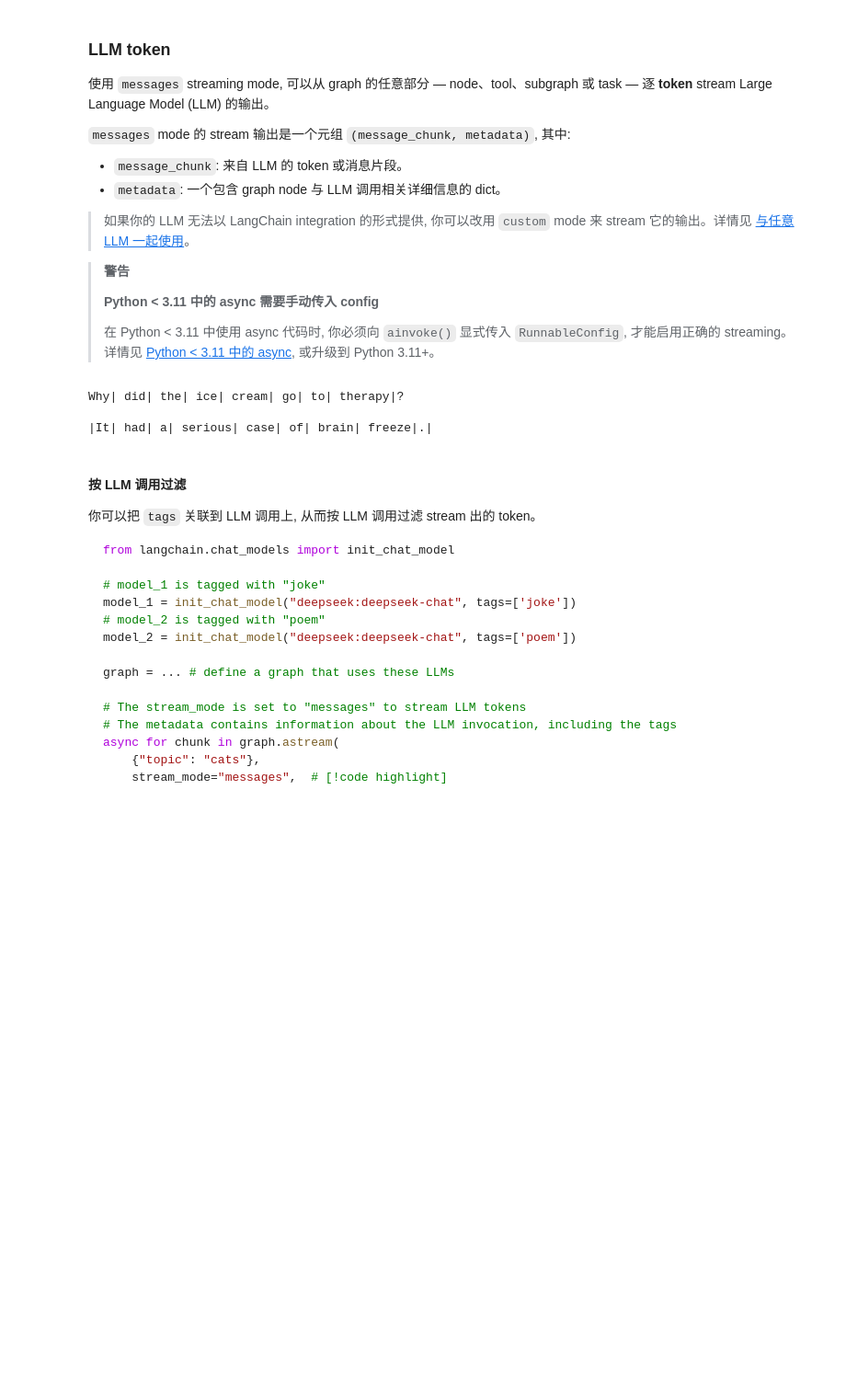
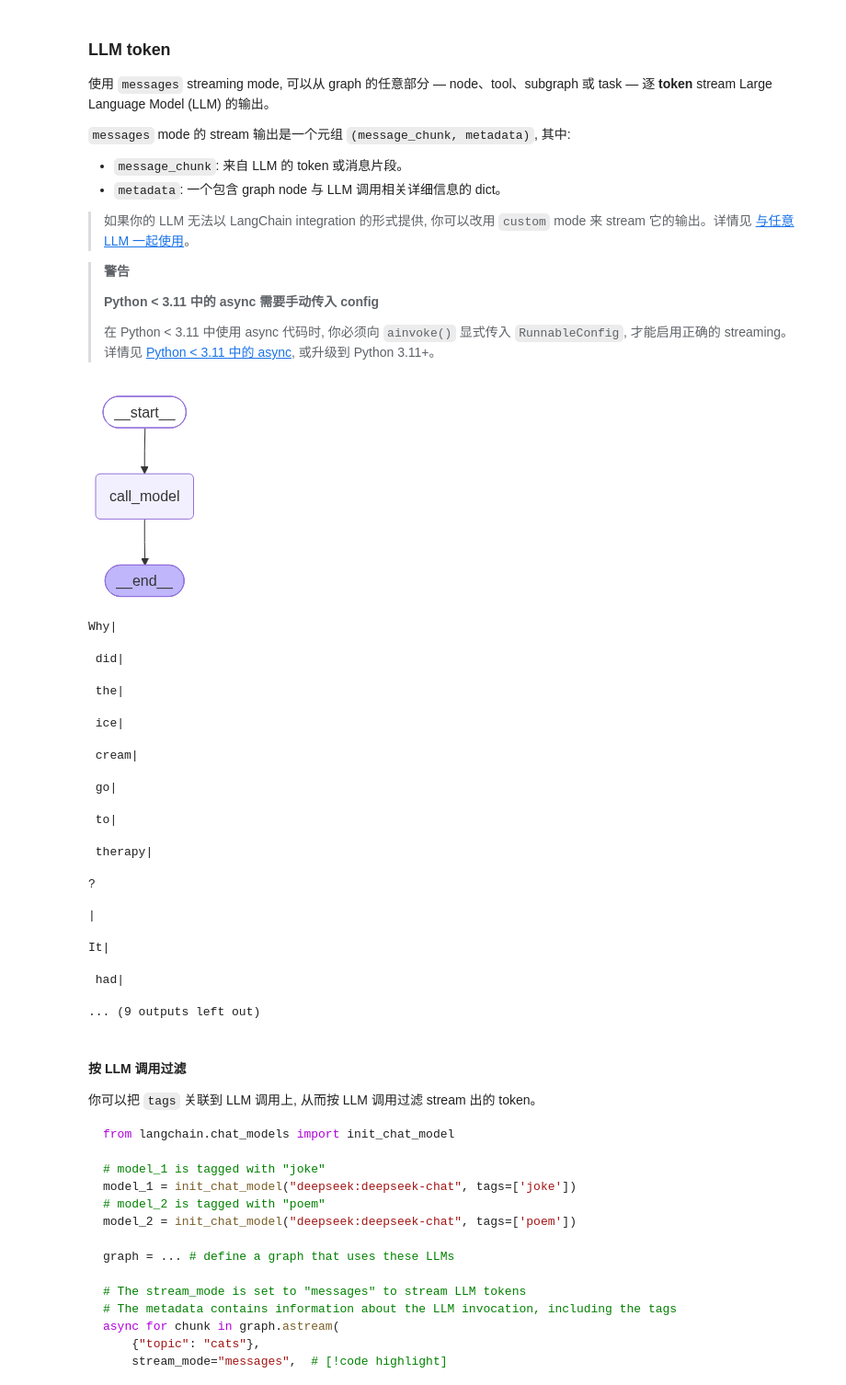
Before and after one commit to Ashitaka-Laputa-IV/docs, a Jupyter notebook: src/oss/langgraph/ipynbs/streaming.ipynb, the cells around one changed output. Shown at 92% size. Saved outputs shown, nothing was run; the diff lists cells and outputs as text; code cells hidden in the pictures; blank space fills up the shorter version.

```diff
--- a/src/oss/langgraph/ipynbs/streaming.ipynb
+++ b/src/oss/langgraph/ipynbs/streaming.ipynb
@@ -187,6 +201,6 @@ for chunk in graph.stream(
 ):
     if chunk["type"] == "updates":
         for node_name, state in chunk["data"].items():
-            print(f"Node `{node_name}` updated: {state}")
+            rprint(f"Node `{node_name}` updated: {state}")
 # %% [output]
 Node `refine_topic` updated: {'topic': 'ice cream and cats'}
@@ -227,5 +241,5 @@ for chunk in graph.stream(
     version="v2",  # [!code highlight]
 ):
     if chunk["type"] == "debug":
-        print(chunk["data"])
+        rprint(chunk["data"])
 # %% [output]
@@ -266,37 +322,51 @@ model = init_chat_model("deepseek:deepseek-chat")
 
 def call_model(state: MyState):
     """Call the LLM to generate a joke about a topic"""
     # Note that message events are emitted even when the LLM is run using .invoke rather than .stream
     model_response = model.invoke(  # [!code highlight]
         [
             {"role": "user", "content": f"Generate a joke about {state.topic}"}
         ]
     )
     return {"joke": model_response.content}
 
 
 graph = (
     StateGraph(MyState)
     .add_node(call_model)
     .add_edge(START, "call_model")
     .compile()
 )
 
+show_graph(graph)
+
 # The "messages" stream mode streams LLM tokens with metadata
 # Use version="v2" for a unified StreamPart format
 for chunk in graph.stream(
     {"topic": "ice cream"},
     stream_mode="messages",  # [!code highlight]
     version="v2",  # [!code highlight]
 ):
     if chunk["type"] == "messages":
         message_chunk, metadata = chunk["data"]
         if message_chunk.content:
-            print(message_chunk.content, end="|", flush=True)
+            rprint(message_chunk.content, end="|", flush=True)
 # %% [output]
+[figure, added]
-Why| did| the| ice| cream| go| to| therapy|?
-
-|It| had| a| serious| case| of| brain| freeze|.|
+Why|
+ did|
+ the|
+ ice|
+ cream|
+ go|
+ to|
+ therapy|
+?
+
+|
+It|
+ had|
+... (9 outputs left out)
 # %% [markdown]
 #### 按 LLM 调用过滤
 
```
Also changed, not shown: parts of 16 cells of this notebook, 1 other file.
